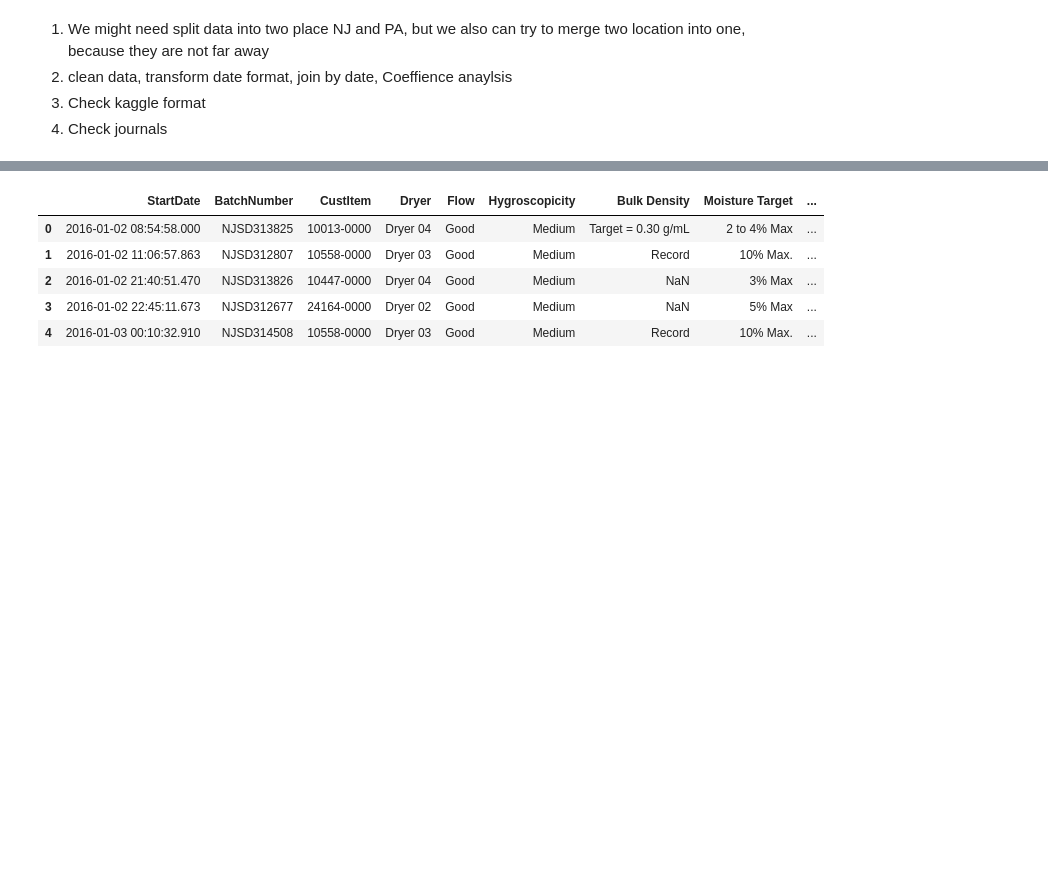
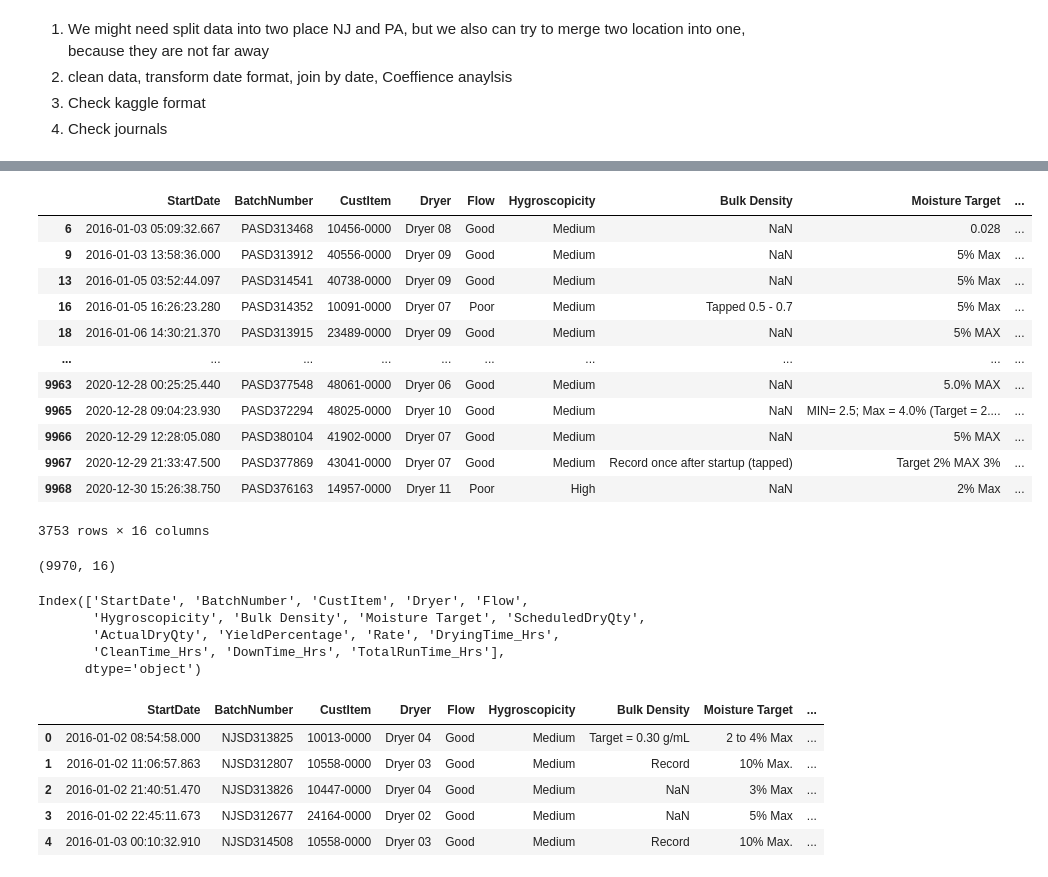
Before and after one commit to L3P3titPrince/Spray_Weather_Forecast, a Jupyter notebook: 21_Weather.ipynb, the cells around one changed output, grey strips where cells are left out. Saved outputs shown, nothing was run; the diff lists cells and outputs as text; code cells hidden in the pictures; blank space fills up the shorter version.

```diff
--- a/21_Weather.ipynb
+++ b/21_Weather.ipynb
@@ -316,3 +420,31 @@ OVER
+# %%
+df_product[df_product['BatchNumber'].str.contains('PA', regex=False)]
+# %% [output]
+|  | StartDate | BatchNumber | CustItem | Dryer | Flow | Hygroscopicity | Bulk Density | Moisture Target | ... |
+| 6 | 2016-01-03 05:09:32.667 | PASD313468 | 10456-0000 | Dryer 08 | Good | Medium | NaN | 0.028 | ... |
+| 9 | 2016-01-03 13:58:36.000 | PASD313912 | 40556-0000 | Dryer 09 | Good | Medium | NaN | 5% Max | ... |
+| 13 | 2016-01-05 03:52:44.097 | PASD314541 | 40738-0000 | Dryer 09 | Good | Medium | NaN | 5% Max | ... |
+| 16 | 2016-01-05 16:26:23.280 | PASD314352 | 10091-0000 | Dryer 07 | Poor | Medium | Tapped 0.5 - 0.7 | 5% Max | ... |
+| 18 | 2016-01-06 14:30:21.370 | PASD313915 | 23489-0000 | Dryer 09 | Good | Medium | NaN | 5% MAX | ... |
+| ... | ... | ... | ... | ... | ... | ... | ... | ... | ... |
+| 9963 | 2020-12-28 00:25:25.440 | PASD377548 | 48061-0000 | Dryer 06 | Good | Medium | NaN | 5.0% MAX | ... |
+| 9965 | 2020-12-28 09:04:23.930 | PASD372294 | 48025-0000 | Dryer 10 | Good | Medium | NaN | MIN= 2.5; Max = 4.0% (Target = 2.... | ... |
+| 9966 | 2020-12-29 12:28:05.080 | PASD380104 | 41902-0000 | Dryer 07 | Good | Medium | NaN | 5% MAX | ... |
+| 9967 | 2020-12-29 21:33:47.500 | PASD377869 | 43041-0000 | Dryer 07 | Good | Medium | Record once after startup (tapped) | Target 2% MAX 3% | ... |
+| 9968 | 2020-12-30 15:26:38.750 | PASD376163 | 14957-0000 | Dryer 11 | Poor | High | NaN | 2% Max | ... |
+3753 rows × 16 columns
+# %%
+df_product.shape
+# %% [output]
+(9970, 16)
+# %%
+df_product.columns
+# %% [output]
+Index(['StartDate', 'BatchNumber', 'CustItem', 'Dryer', 'Flow',
+       'Hygroscopicity', 'Bulk Density', 'Moisture Target', 'ScheduledDryQty',
+       'ActualDryQty', 'YieldPercentage', 'Rate', 'DryingTime_Hrs',
+       'CleanTime_Hrs', 'DownTime_Hrs', 'TotalRunTime_Hrs'],
+      dtype='object')
 # %%
 df_product.head(5)
 # %% [output]
```
Also changed, not shown: parts of 57 cells of this notebook.
